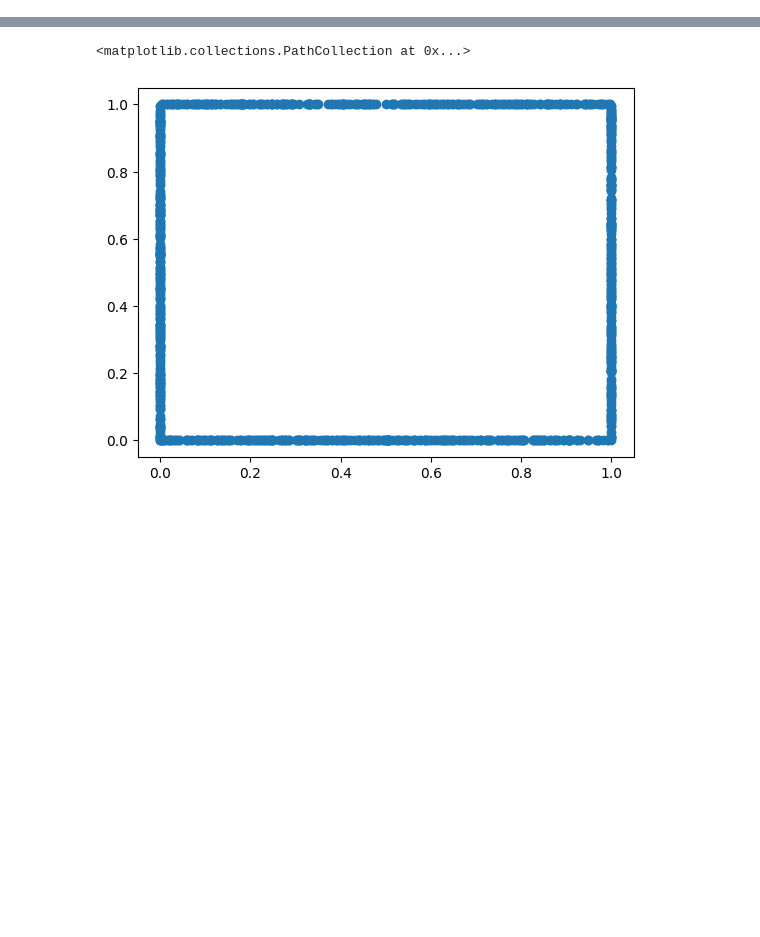
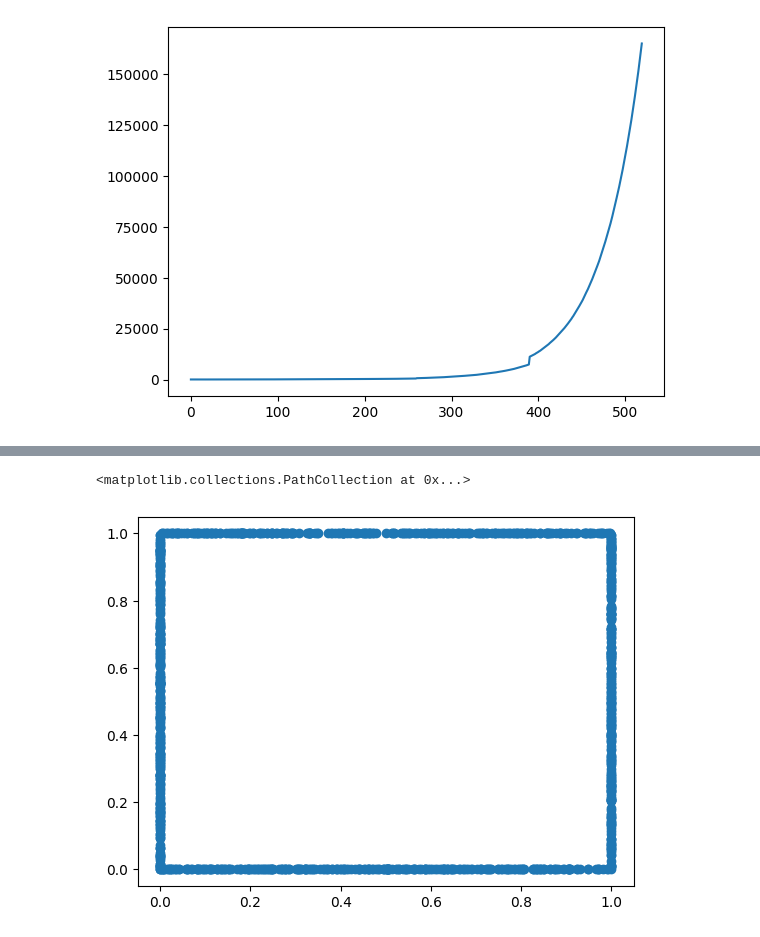
Before and after one commit to bcozmen/game, a Jupyter notebook: Untitled.ipynb, the cells around one changed output, grey strips where cells are left out. Cells and saved outputs as stored; diff of their text form; code cells hidden in the pictures; blank space fills up the shorter version.

```diff
--- a/Untitled.ipynb
+++ b/Untitled.ipynb
@@ -138,2 +207,21 @@ class vecEnv:
 # %%
-env = vecEnv()
+env = vecEnv(num_agents = 10000)
+pop = []
+# %%
+i = 0
+for i in range(i,i+15):
+    for j in range(10):
+        env()
+
+        x,y = env.agents[:,1].cpu(),env.agents[:,2].cpu()
+        if (i>1):
+            pop.append(len(x))
+    #x = x[env.alive_mask.cpu()]
+    #y = y[env.alive_mask.cpu()]
+
+    #plt.scatter(x,y)
+    #plt.show()
+plt.plot(pop)
+plt.show()
+# %% [output]
+[figure, added]
```
Also changed, not shown: parts of 6 cells of this notebook, 2 other files.
